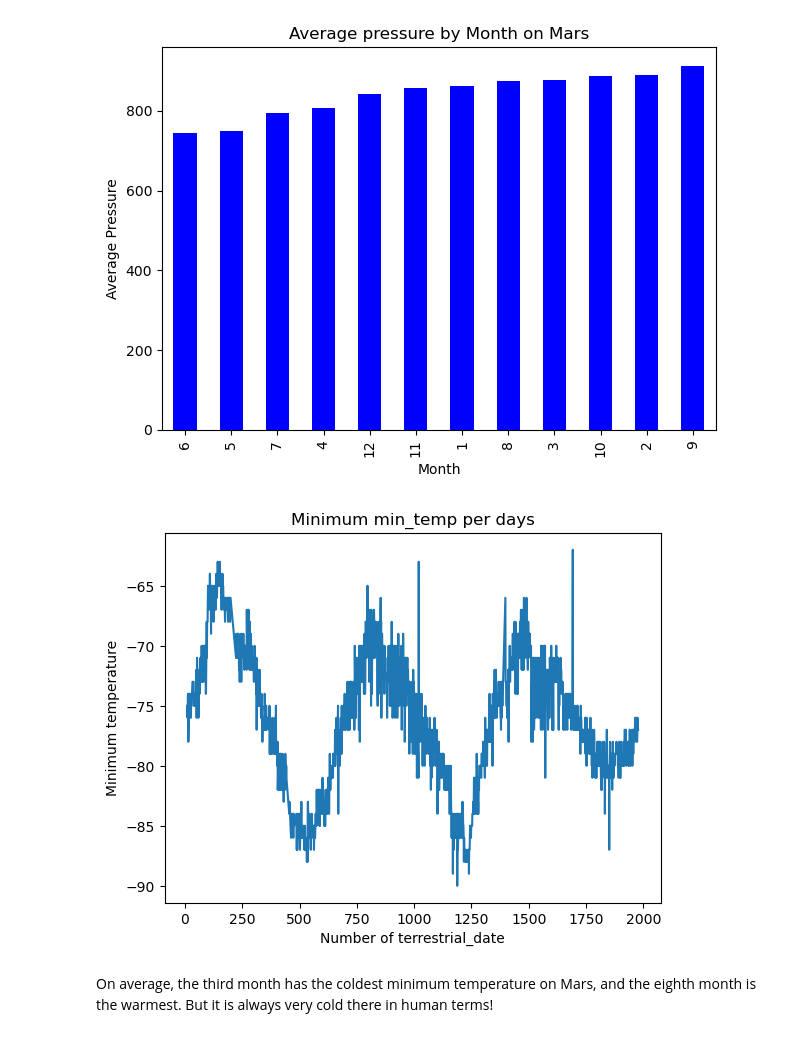
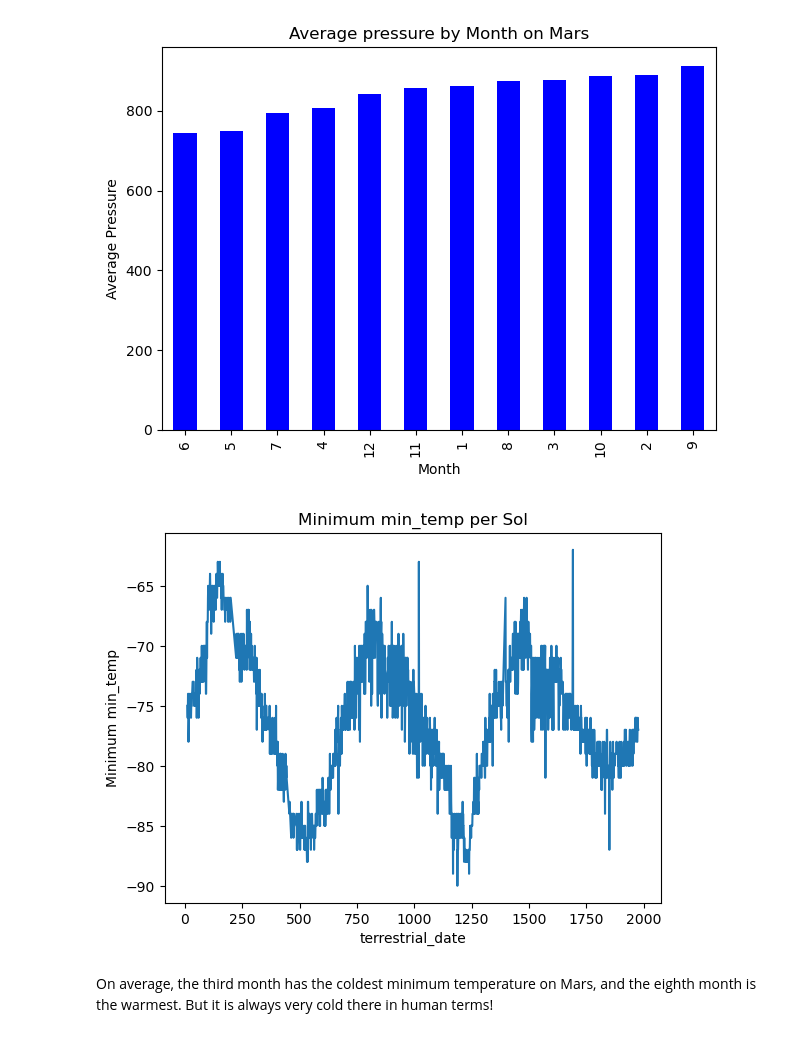
Before and after one commit to mhosseinf/Module11_Challenge_webscraping, a Jupyter notebook: Webscraping Challenge files/part_2_mars_weather.ipynb, the cells around one changed output. Saved outputs shown, nothing was run; the diff lists cells and outputs as text; code cells hidden in the pictures.

```diff
--- a/Webscraping Challenge files/part_2_mars_weather.ipynb
+++ b/Webscraping Challenge files/part_2_mars_weather.ipynb
@@ -257,16 +257,16 @@ plt.show()
 [figure]
 # %%
 # 5. How many terrestrial (earth) days are there in a Martian year?
-min_temp_min_per_day = data_rows_data_frame.groupby('sol')
+min_temp_min_per_sol = data_rows_data_frame.groupby('sol')['min_temp'].min()
 
-# Plot the minimum min_temp per index
-plt.plot(min_temp_min_per_index.index, min_temp_min_per_index.values)
-plt.xlabel('Number of terrestrial_date')
-plt.ylabel('Minimum temperature')
-plt.title('Minimum min_temp per days')
+# Plot the minimum min_temp per sol
+plt.plot(min_temp_min_per_sol.index, min_temp_min_per_sol.values)
+plt.xlabel('terrestrial_date')
+plt.ylabel('Minimum min_temp')
+plt.title('Minimum min_temp per Sol')
 plt.show()
 # %% [output]
-[figure, old version]
+[figure, new version]
 # %% [markdown]
 On average, the third month has the coldest minimum temperature on Mars, and the eighth month is the warmest. But it is always very cold there in human terms!
 # %% [markdown]
```
